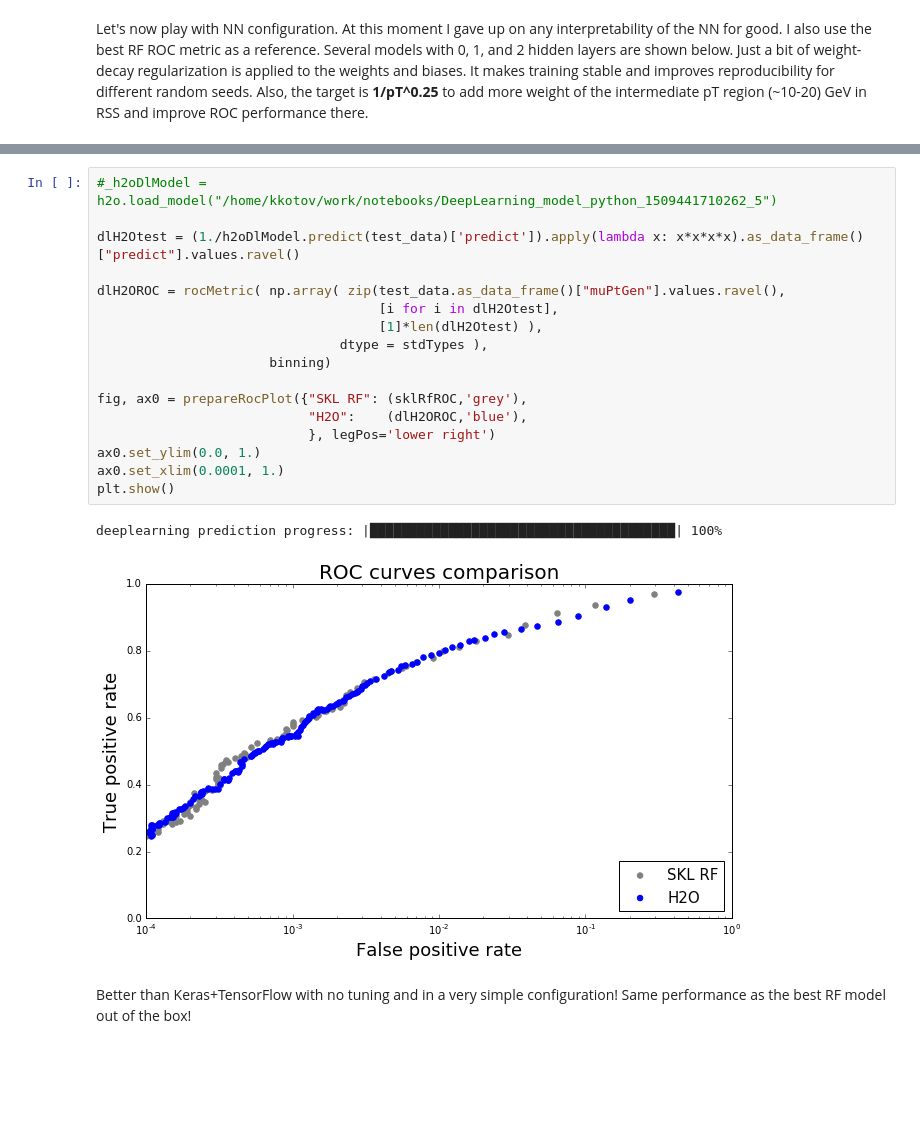
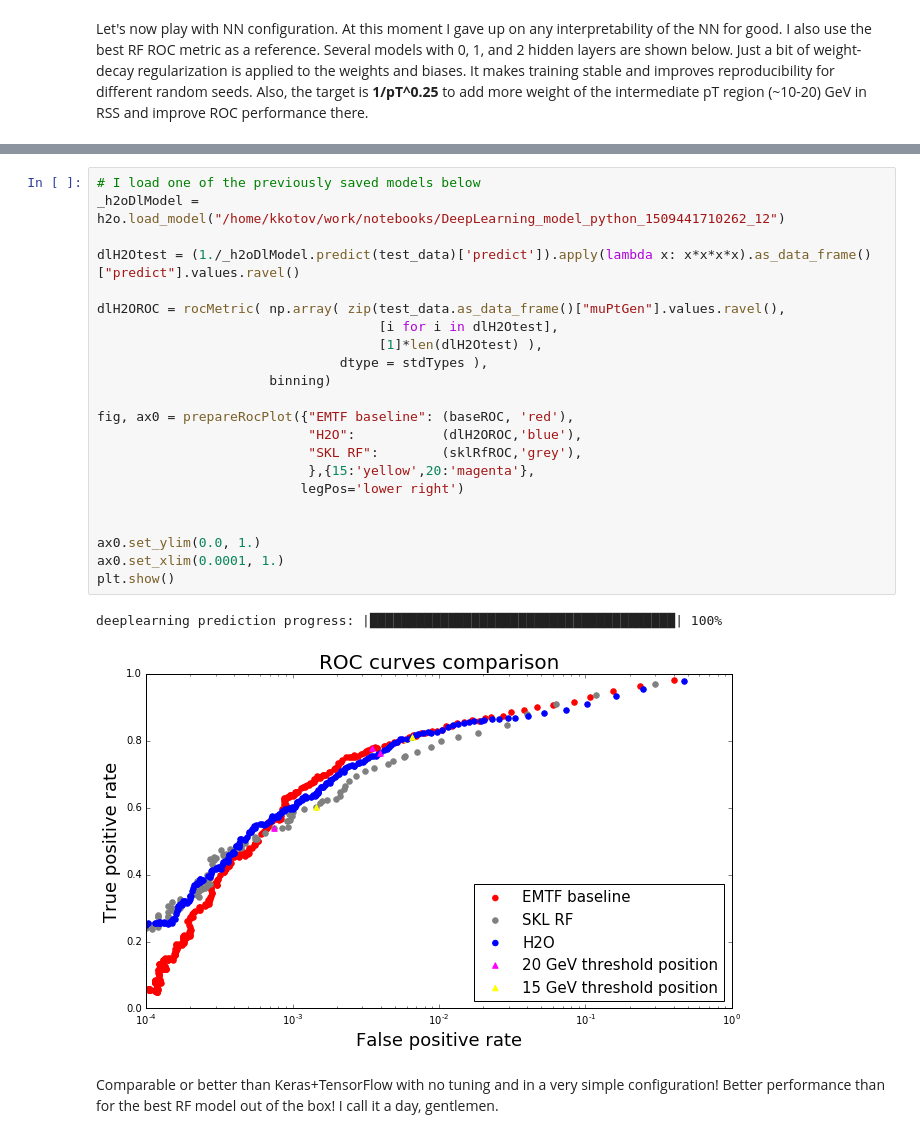
Before and after one commit to kkotov/emtfPtRegression, a Jupyter notebook: ModelSelection.ipynb, the cells around one changed output, grey strips where cells are left out. Drawn from its saved outputs; the diff is of its cells as text; blank space fills up the shorter version.

```diff
--- a/ModelSelection.ipynb
+++ b/ModelSelection.ipynb
@@ -1365,27 +1380,32 @@ h2oDlModel.train(x = predictors, y = 35, training_frame = train_data)
 # %% [output]
 deeplearning Model Build progress: |██████████████████████████████████████| 100%
 # %%
-#_h2oDlModel = h2o.load_model("/home/kkotov/work/notebooks/DeepLearning_model_python_1509441710262_5")
+# I load one of the previously saved models below
+_h2oDlModel = h2o.load_model("/home/kkotov/work/notebooks/DeepLearning_model_python_1509441710262_12")
 
-dlH2Otest = (1./h2oDlModel.predict(test_data)['predict']).apply(lambda x: x*x*x*x).as_data_frame()["predict"].values.ravel()
+dlH2Otest = (1./_h2oDlModel.predict(test_data)['predict']).apply(lambda x: x*x*x*x).as_data_frame()["predict"].values.ravel()
 
 dlH2OROC = rocMetric( np.array( zip(test_data.as_data_frame()["muPtGen"].values.ravel(),
                                     [i for i in dlH2Otest],
                                     [1]*len(dlH2Otest) ),
                                dtype = stdTypes ),
                       binning)
 
-fig, ax0 = prepareRocPlot({"SKL RF": (sklRfROC,'grey'),
-                           "H2O":    (dlH2OROC,'blue'),
-                           }, legPos='lower right')
+fig, ax0 = prepareRocPlot({"EMTF baseline": (baseROC, 'red'),
+                           "H2O":           (dlH2OROC,'blue'),
+                           "SKL RF":        (sklRfROC,'grey'),
+                           },{15:'yellow',20:'magenta'},
+                          legPos='lower right')
+
+
 ax0.set_ylim(0.0, 1.)
 ax0.set_xlim(0.0001, 1.)
 plt.show()
 # %% [output]
 deeplearning prediction progress: |███████████████████████████████████████| 100%
-[figure, old version]
+[figure, new version]
 # %% [markdown]
-Better than Keras+TensorFlow with no tuning and in a very simple configuration! Same performance as the best RF model out of the box!
+Comparable or better than Keras+TensorFlow with no tuning and in a very simple configuration! Better performance than for the best RF model out of the box! I call it a day, gentlemen.
 # %%
 fig, ax0 = plt.subplots(figsize=(10.5, 6), facecolor='white', edgecolor='white')
 plt.hist(test_data['muPtGen'].as_data_frame()["muPtGen"].values.ravel(), bins=100, range=[0, 50], alpha=0.5 )
```
Also changed, not shown: parts of 43 cells of this notebook.
